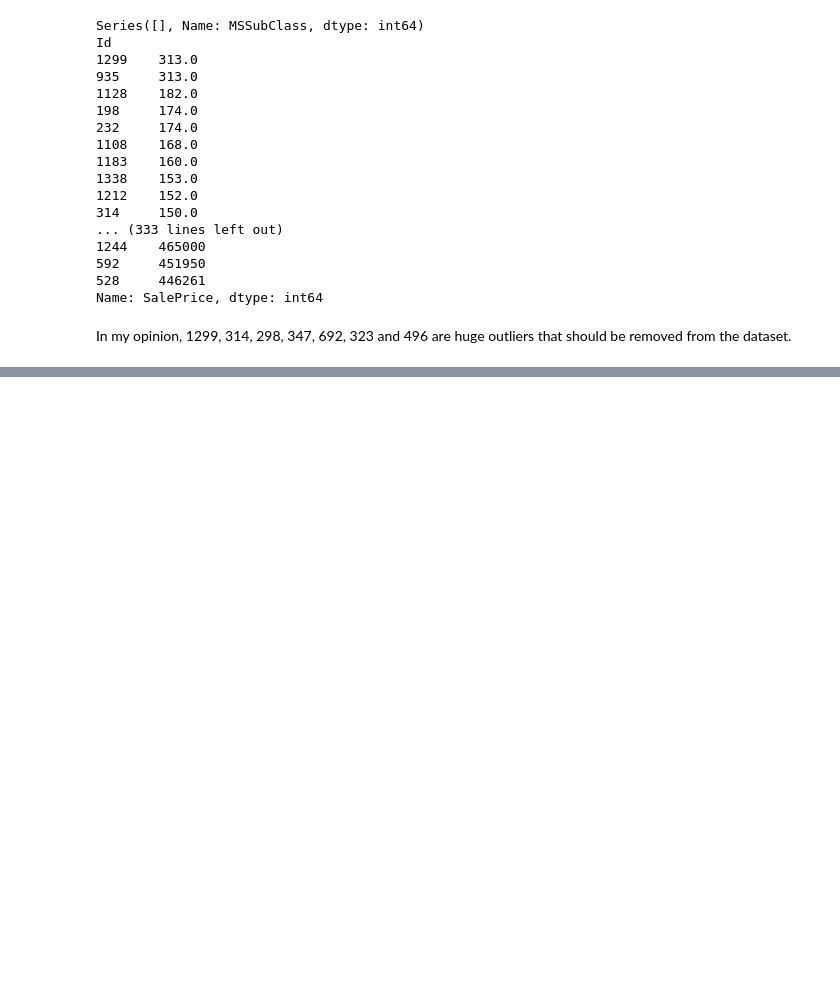
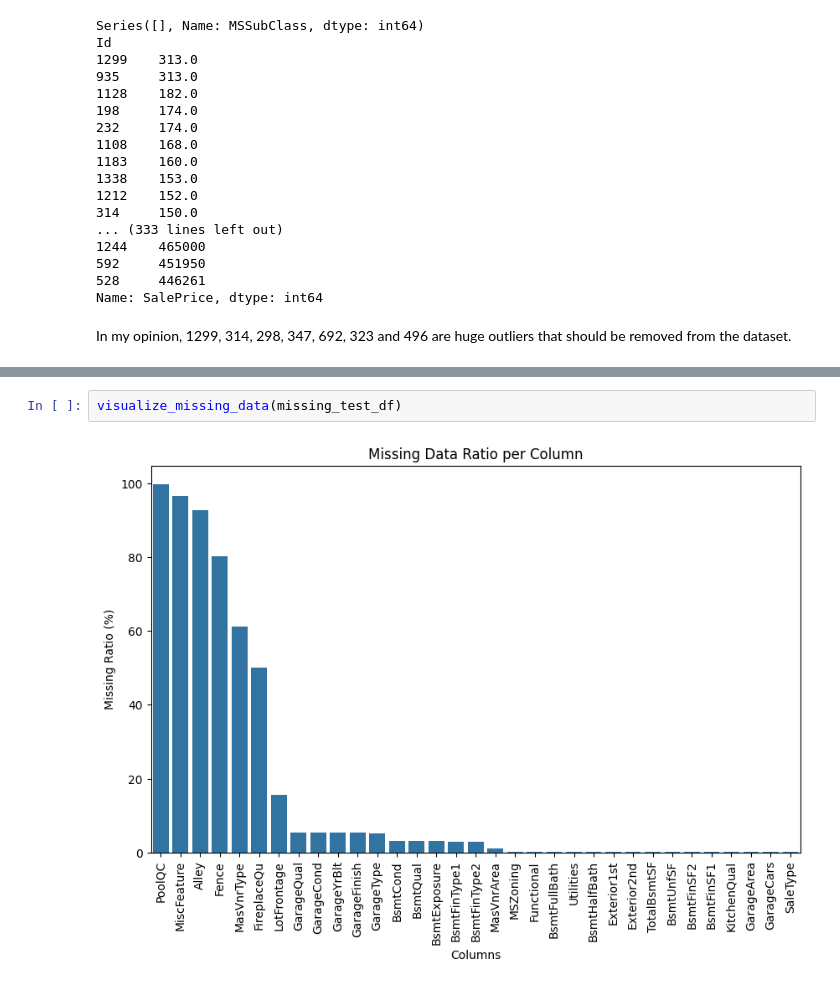
Before and after one commit to bartutaskin/House-Prices-Prediction, a Jupyter notebook: notebooks/01_eda.ipynb, the cells around one changed output, grey strips where cells are left out. Saved outputs shown, nothing was run; the diff lists cells and outputs as text; blank space fills up the shorter version.

```diff
--- a/notebooks/01_eda.ipynb
+++ b/notebooks/01_eda.ipynb
@@ -284,0 +241,4 @@ In my opinion, 1299, 314, 298, 347, 692, 323 and 496 are huge outliers that shou
+# %%
+visualize_missing_data(missing_test_df)
+# %% [output]
+[figure, added]
```
Also changed, not shown: parts of 13 cells of this notebook.
